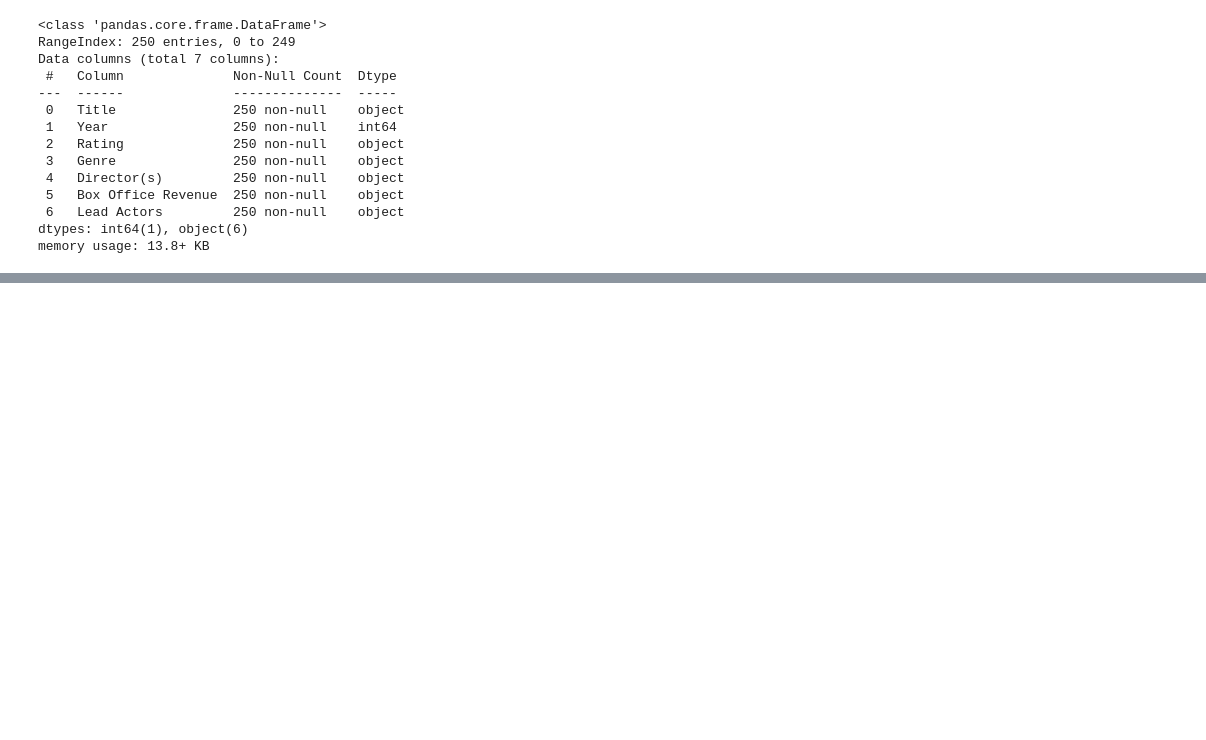
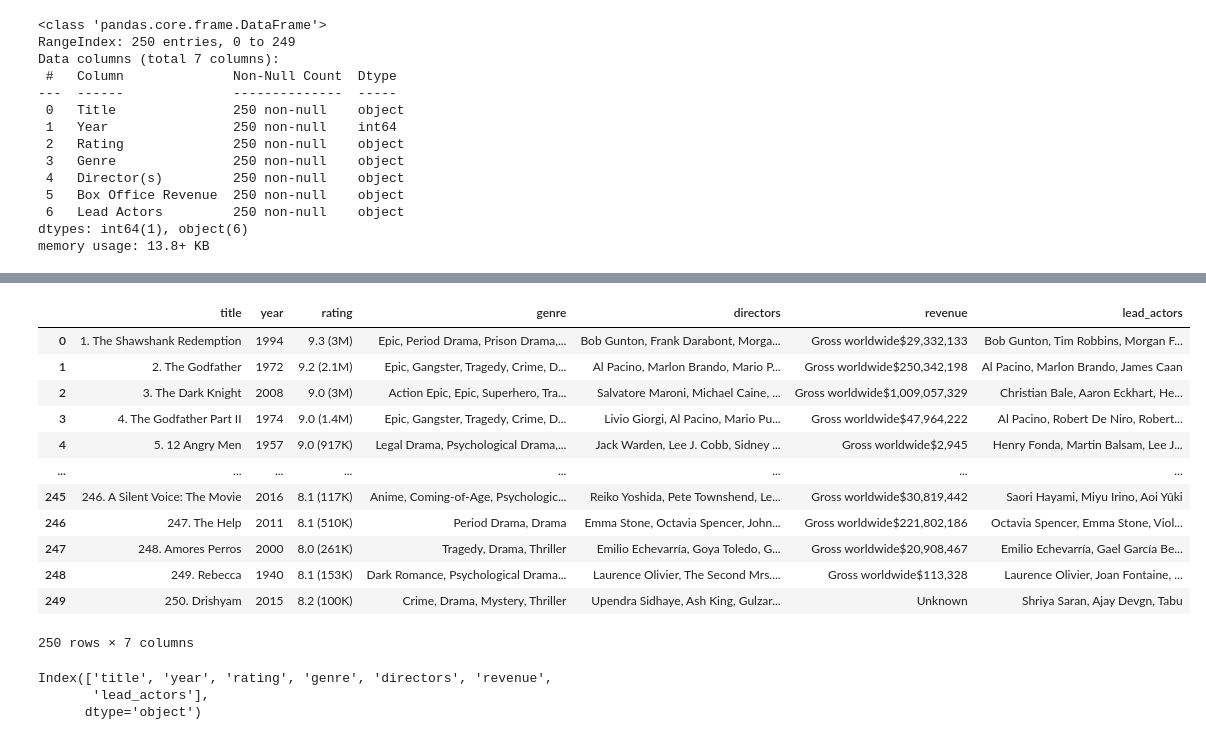
Before and after one commit to lahirudatascience/imdb_exploratory_data_analysis, a Jupyter notebook: notebooks/eda_analysis.ipynb, the cells around one changed output, grey strips where cells are left out. Cells and saved outputs as stored; diff of their text form; code cells hidden in the pictures; blank space fills up the shorter version.

Commit message:
data cleaning part done

```diff
--- a/notebooks/eda_analysis.ipynb
+++ b/notebooks/eda_analysis.ipynb
@@ -14,10 +14,10 @@ In this section, we will load the processed data from the `data/` directory.
 # %%
 # Load the processed data
 data_path = '../data/imdb_top_movies.csv'
-movies_df = pd.read_csv(data_path)
+df = pd.read_csv(data_path)
 
 # Display the first few rows of the dataset
-movies_df.head()
+df.head()
 # %% [output]
 |  | Title | Year | Rating | Genre | Director(s) | Box Office Revenue | Lead Actors |
 | 0 | 1. The Shawshank Redemption | 1994 | 9.3 (3M) | Epic, Period Drama, Prison Drama,... | Bob Gunton, Frank Darabont, Morga... | Gross worldwide$29,332,133 | Bob Gunton, Tim Robbins, Morgan F... |
@@ -52,0 +85,24 @@ memory usage: 13.8+ KB
+# %%
+# Rename all columns
+df.columns = ['title', 'year', 'rating', 'genre', 'directors', 'revenue', 'lead_actors']
+df
+# %% [output]
+|  | title | year | rating | genre | directors | revenue | lead_actors |
+| 0 | 1. The Shawshank Redemption | 1994 | 9.3 (3M) | Epic, Period Drama, Prison Drama,... | Bob Gunton, Frank Darabont, Morga... | Gross worldwide$29,332,133 | Bob Gunton, Tim Robbins, Morgan F... |
+| 1 | 2. The Godfather | 1972 | 9.2 (2.1M) | Epic, Gangster, Tragedy, Crime, D... | Al Pacino, Marlon Brando, Mario P... | Gross worldwide$250,342,198 | Al Pacino, Marlon Brando, James Caan |
+| 2 | 3. The Dark Knight | 2008 | 9.0 (3M) | Action Epic, Epic, Superhero, Tra... | Salvatore Maroni, Michael Caine, ... | Gross worldwide$1,009,057,329 | Christian Bale, Aaron Eckhart, He... |
+| 3 | 4. The Godfather Part II | 1974 | 9.0 (1.4M) | Epic, Gangster, Tragedy, Crime, D... | Livio Giorgi, Al Pacino, Mario Pu... | Gross worldwide$47,964,222 | Al Pacino, Robert De Niro, Robert... |
+| 4 | 5. 12 Angry Men | 1957 | 9.0 (917K) | Legal Drama, Psychological Drama,... | Jack Warden, Lee J. Cobb, Sidney ... | Gross worldwide$2,945 | Henry Fonda, Martin Balsam, Lee J... |
+| ... | ... | ... | ... | ... | ... | ... | ... |
+| 245 | 246. A Silent Voice: The Movie | 2016 | 8.1 (117K) | Anime, Coming-of-Age, Psychologic... | Reiko Yoshida, Pete Townshend, Le... | Gross worldwide$30,819,442 | Saori Hayami, Miyu Irino, Aoi Yûki |
+| 246 | 247. The Help | 2011 | 8.1 (510K) | Period Drama, Drama | Emma Stone, Octavia Spencer, John... | Gross worldwide$221,802,186 | Octavia Spencer, Emma Stone, Viol... |
+| 247 | 248. Amores Perros | 2000 | 8.0 (261K) | Tragedy, Drama, Thriller | Emilio Echevarría, Goya Toledo, G... | Gross worldwide$20,908,467 | Emilio Echevarría, Gael García Be... |
+| 248 | 249. Rebecca | 1940 | 8.1 (153K) | Dark Romance, Psychological Drama... | Laurence Olivier, The Second Mrs.... | Gross worldwide$113,328 | Laurence Olivier, Joan Fontaine, ... |
+| 249 | 250. Drishyam | 2015 | 8.2 (100K) | Crime, Drama, Mystery, Thriller | Upendra Sidhaye, Ash King, Gulzar... | Unknown | Shriya Saran, Ajay Devgn, Tabu |
+250 rows × 7 columns
+# %%
+df.columns
+# %% [output]
+Index(['title', 'year', 'rating', 'genre', 'directors', 'revenue',
+       'lead_actors'],
+      dtype='object')
```
Also changed, not shown: parts of 19 cells of this notebook, 1 other file.
